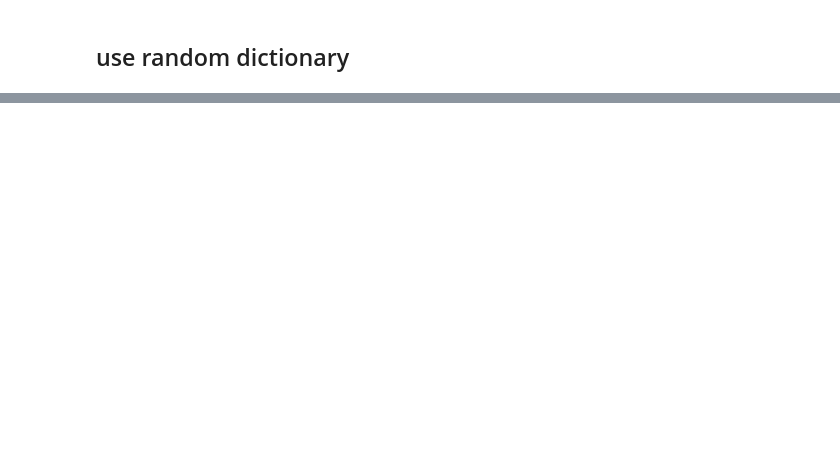
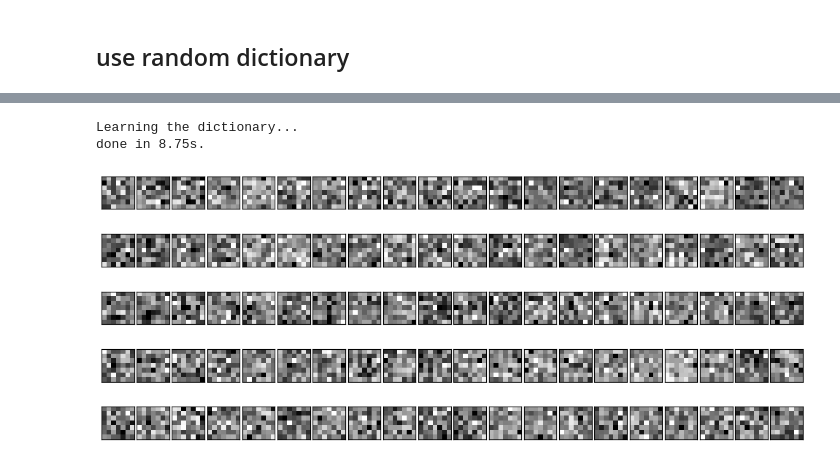
Before and after one commit to d-acharya/OnlineDictionaryLearning, a Jupyter notebook: create_test_data.ipynb, the cells around one changed output, grey strips where cells are left out. Cells and saved outputs as stored; diff of their text form; code cells hidden in the pictures; blank space fills up the shorter version.

```diff
--- a/create_test_data.ipynb
+++ b/create_test_data.ipynb
@@ -84,0 +146,19 @@ plt.show()
+# %%
+print('Learning the dictionary...')
+t0 = time()
+_, V = dict_learning_online(data, n_components=100, alpha=1, n_iter=500, dict_init=None, batch_size=1, shuffle=False, method='lars', inner_stats=None)
+print('done in %.2fs.' % (time() - t0))
+
+plt.figure(figsize=(15, 6))
+for i, comp in enumerate(V[:100]):
+    plt.subplot(5, 20, i + 1)
+    plt.imshow(comp.reshape(patch_size), cmap=plt.cm.gray_r,
+               interpolation='nearest')
+    plt.xticks(())
+    plt.yticks(())
+plt.subplots_adjust(0.08, 0.02, 0.92, 0.85, 0.08, 0.23)
+plt.show()
+# %% [output]
+Learning the dictionary...
+done in 8.75s.
+[figure, added]
```
Also changed, not shown: parts of 10 cells of this notebook.
